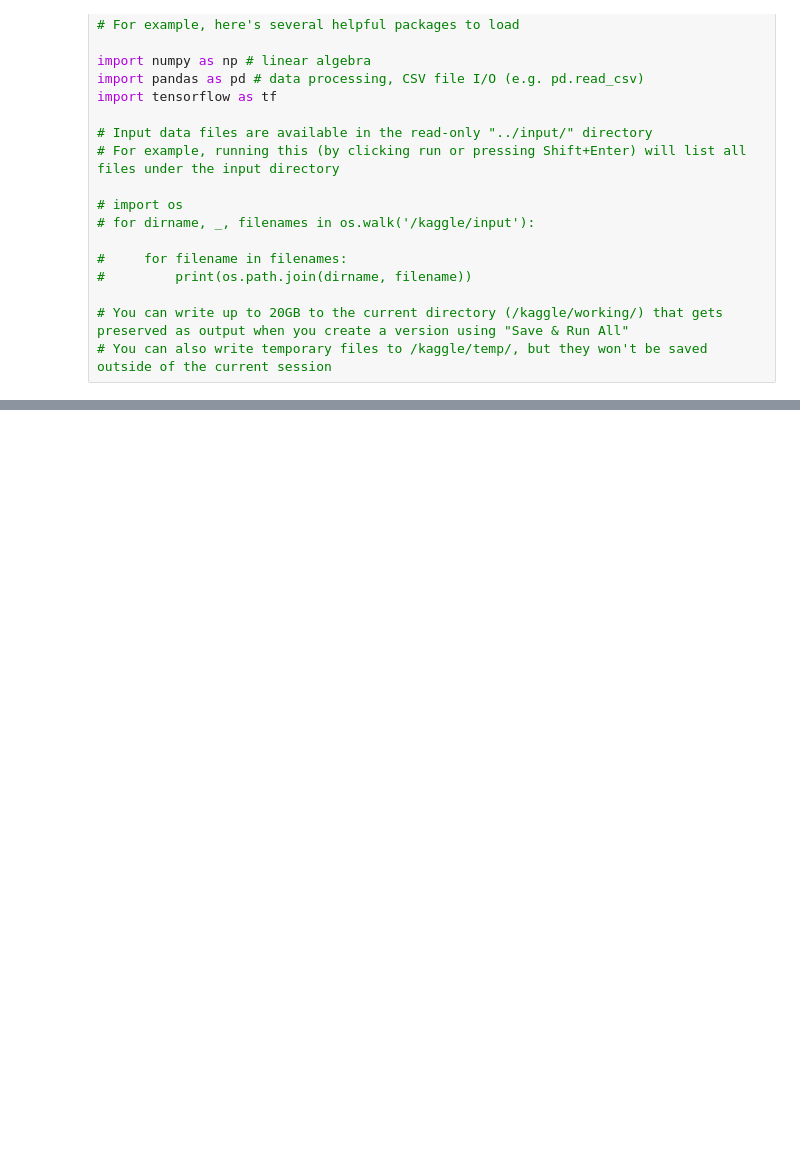
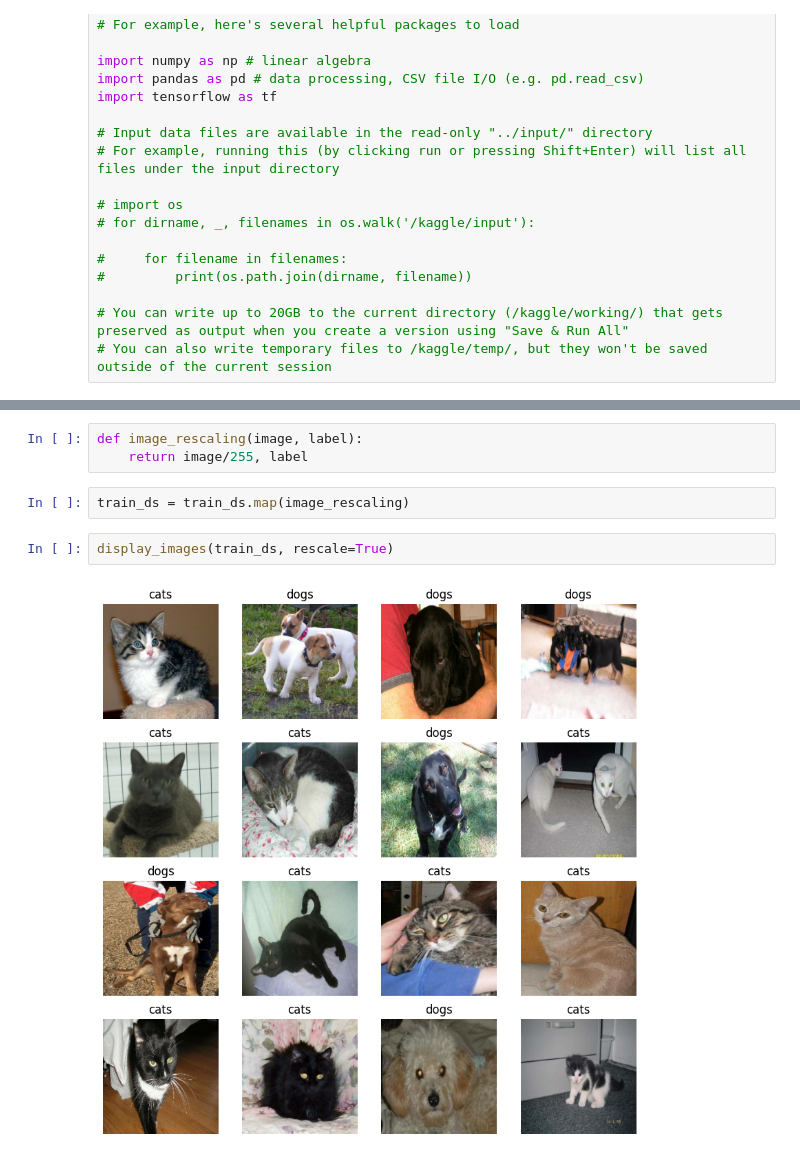
Before and after one commit to abdulhakkeempa/deep-learning, a Jupyter notebook: cat-dog-classification.ipynb, the cells around one changed output, grey strips where cells are left out. Drawn from its saved outputs; the diff is of its cells as text; blank space fills up the shorter version.

```diff
--- a/cat-dog-classification.ipynb
+++ b/cat-dog-classification.ipynb
@@ -82,0 +66,9 @@ ValueError: too many values to unpack (expected 2)
+# %%
+def image_rescaling(image, label):
+    return image/255, label
+# %%
+train_ds = train_ds.map(image_rescaling)
+# %%
+display_images(train_ds, rescale=True)
+# %% [output]
+[figure, added]
```
Also changed, not shown: parts of 9 cells of this notebook.
